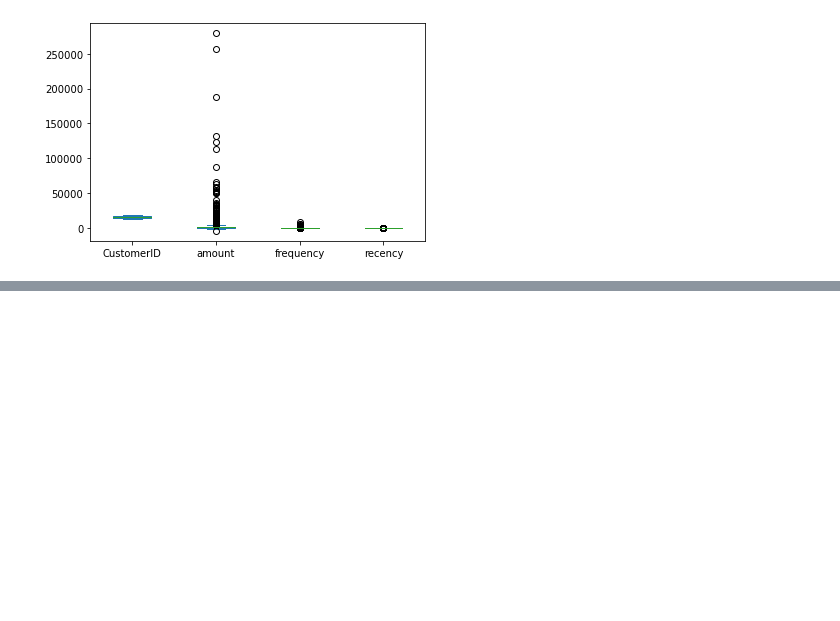
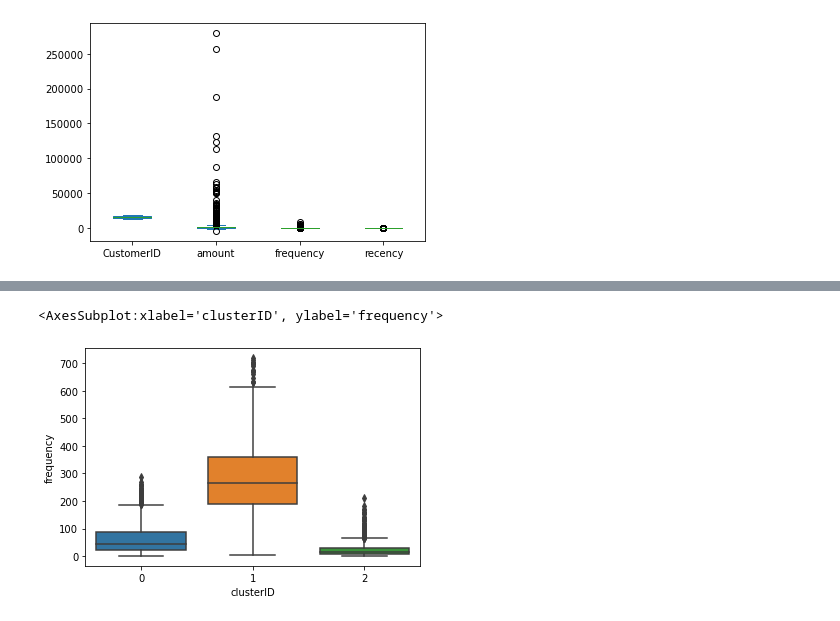
Before and after one commit to tosif91/ml_K_means_online_retail_transaction, a Jupyter notebook: notebook.ipynb, the cells around one changed output, grey strips where cells are left out. Saved outputs shown, nothing was run; the diff lists cells and outputs as text; code cells hidden in the pictures; blank space fills up the shorter version.

```diff
--- a/notebook.ipynb
+++ b/notebook.ipynb
@@ -190,0 +346,5 @@ gf.head(3)
+# %%
+sns.boxplot(x='clusterID',y='frequency',data=gf)
+# %% [output]
+<AxesSubplot:xlabel='clusterID', ylabel='frequency'>
+[figure, added]
```
Also changed, not shown: parts of 21 cells of this notebook.
